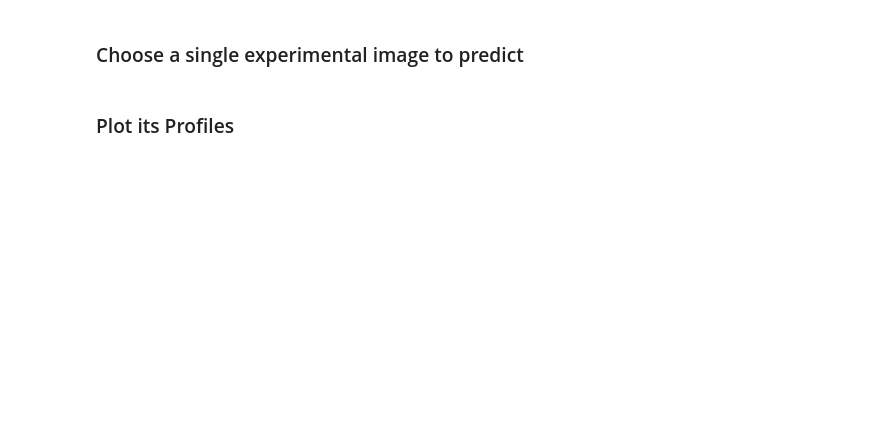
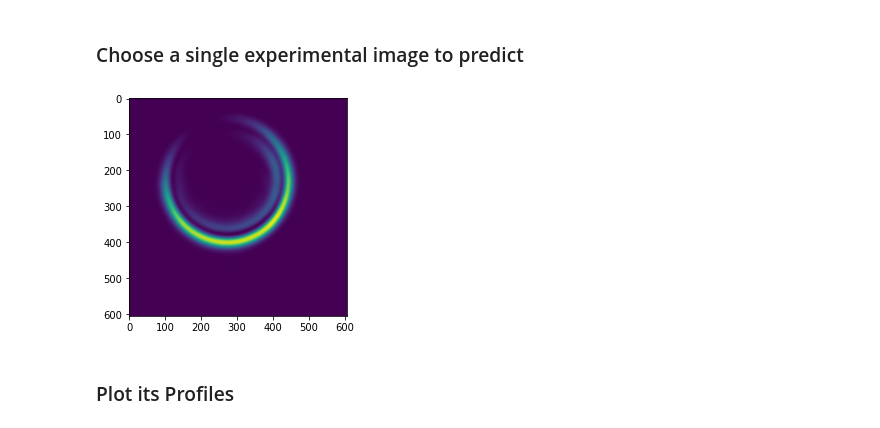
Before and after one commit to Oiangu9/Conical_Refraction_Polarimeter, a Jupyter notebook: LAB/DEEP_LEARNING/Simple_Encoder/NOTEBOOK_Simple_Encoder_Non_Noisy.ipynb, the cells around one changed output. Saved outputs shown, nothing was run; the diff lists cells and outputs as text; code cells hidden in the pictures; blank space fills up the shorter version.

```diff
--- a/LAB/DEEP_LEARNING/Simple_Encoder/NOTEBOOK_Simple_Encoder_Non_Noisy.ipynb
+++ b/LAB/DEEP_LEARNING/Simple_Encoder/NOTEBOOK_Simple_Encoder_Non_Noisy.ipynb
@@ -459,17 +519,18 @@ display(fc)
 # %% [markdown]
 ### Choose a single experimental image to predict
 # %%
-import cv2
 image_full_path=fc.selected
 #image_full_path="/home/oiangu/Desktop/Conical_Refraction_Polarimeter/Experimental_Stuff/Fotos_Turpin/Day2/laser_gaussian_thesis/All_Taken_Photos/sin_el_positivo.png"
 im = cv2.imread(image_full_path, cv2.IMREAD_ANYDEPTH)
 if im is None:
     print(f" Unable to import image {image_full_path}")
     raise ValueError
 # Center in gravicenter, generating iX
-im = np.asarray((dataset.compute_raw_to_centered_iX(torch.from_numpy(im).unsqueeze(0).to(device))).to('cpu').squeeze(0))
+im = np.asarray((compute_raw_to_centered_iX(torch.from_numpy(im).unsqueeze(0).to(device))).to('cpu').squeeze(0))
 plt.imshow(im)
 plt.show()
+# %% [output]
+[figure, added]
 # %% [markdown]
 ### Plot its Profiles
 # %%
```
Also changed, not shown: parts of 29 cells of this notebook, 1 other file.
